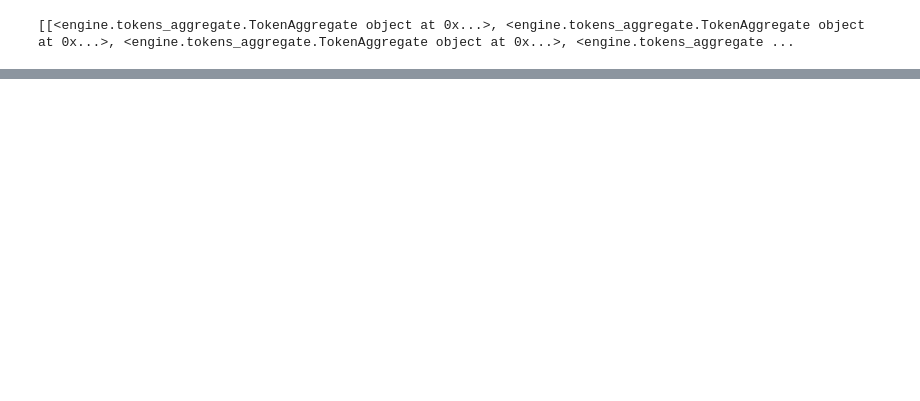
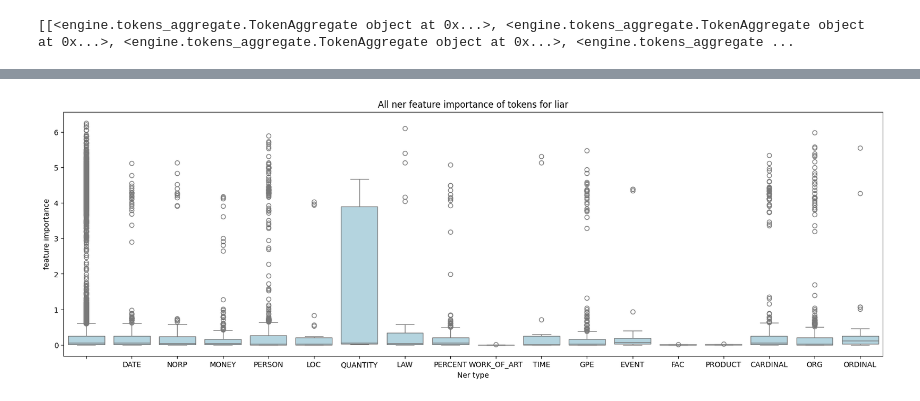
Before and after one commit to azoz01/nlp-2024-fake, a Jupyter notebook: xai_example.ipynb, the cells around one changed output, grey strips where cells are left out. Cells and saved outputs as stored; diff of their text form; code cells hidden in the pictures; blank space fills up the shorter version.

```diff
--- a/xai_example.ipynb
+++ b/xai_example.ipynb
@@ -307,30 +299,32 @@ KeyboardInterrupt:
 # %%
 import matplotlib.pyplot as plt
 import seaborn as sns
 
 for data_name in data_names:
-    token_exp_NERs = results_for_data_filtered[data_name]
+    token_exp_NERs = results_for_data_all_ners[data_name]
     all_ner_types = set()
 
     for _, _, ner in token_exp_NERs:
         all_ner_types.add(ner)
 
     exps = {}
     for ner_type in all_ner_types:
         exps[ner_type] = []
 
 
 
     for token,exp,ner in token_exp_NERs:
         exps[ner].append(abs(exp))
 
     plt.figure(figsize=(20,6))
 
     # Assign the same color to all boxes
     box_colors = ["lightblue"] * len(exps)  # A list of the same color for all boxes
     plt.ylabel("feature importance")
     plt.xlabel("Ner type")
     sns.boxplot(data=exps, palette=box_colors)  # Pass the color list
     plt.title(f"All ner feature importance of tokens for {data_name}")
     plt.savefig(f"graph_output\\feature_importance_graphs\\All ner feature importance of tokens for {data_name}")  # Assuming you meant `data_name` instead of `file`
     plt.show()
+# %% [output]
+[figure, added]
```
Also changed, not shown: parts of 7 cells of this notebook, 2 other files.
